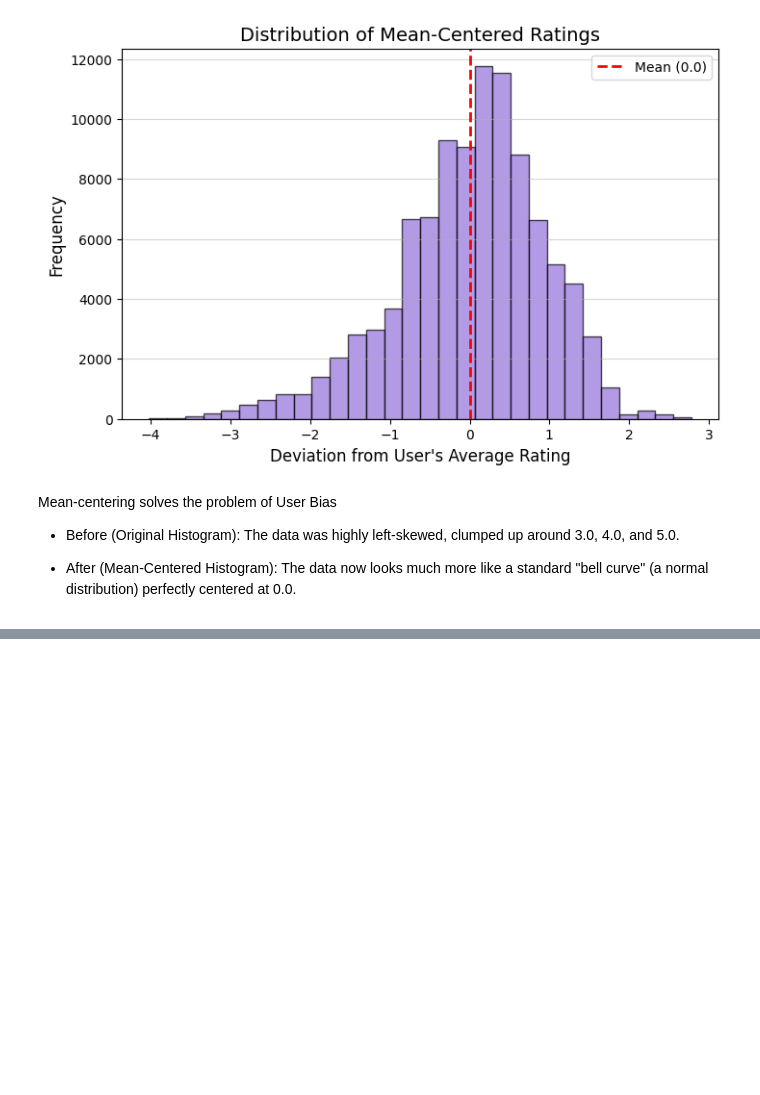
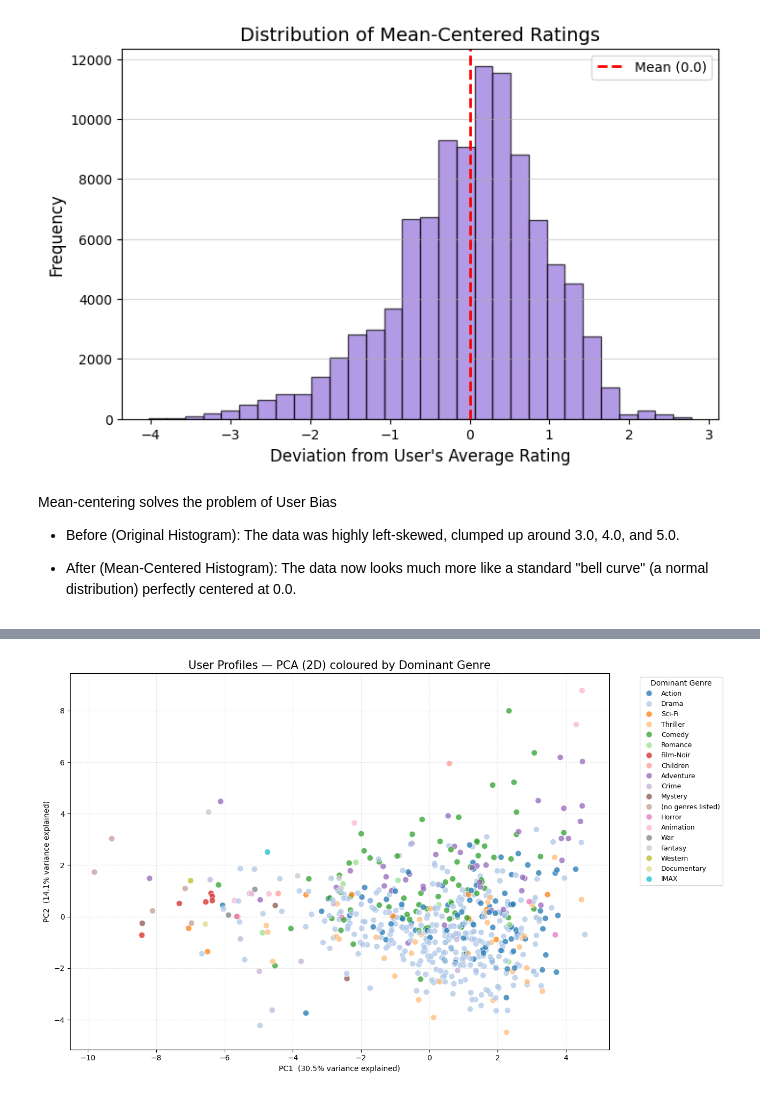
Before and after one commit to shadyalattarr/Data-Mining-Assignments, a Jupyter notebook: Final_lab/final_lab.ipynb, the cells around one changed output, grey strips where cells are left out. Drawn from its saved outputs; the diff is of its cells as text; code cells hidden in the pictures; blank space fills up the shorter version.

```diff
--- a/Final_lab/final_lab.ipynb
+++ b/Final_lab/final_lab.ipynb
@@ -344,0 +399,81 @@ Mean-centering solves the problem of User Bias
+# %%
+
+feature_cols = [c for c in item_profiles.columns if c not in ['movieId', 'title']]
+ip_indexed   = item_profiles.set_index('movieId')[feature_cols]
+
+NEUTRAL = 3.0
+user_profile_rows = {}
+
+for user_id, group in ratings.groupby('userId'):
+    # Keep only movies present in item_profiles
+    valid = group[group['movieId'].isin(ip_indexed.index)]
+    if valid.empty:
+        continue
+
+    weights  = valid['rating'].values - NEUTRAL           # shift: 5→+2, 3→0, 1→-2
+    profiles = ip_indexed.loc[valid['movieId'].values].values   # (n, n_features)
+
+    # Weighted average: Σ(wᵢ · pᵢ) / Σ|wᵢ|
+    # If user rated everything exactly 3 all weights are 0 → fall back to plain mean
+    total_abs = np.sum(np.abs(weights))
+    user_vec  = (np.dot(weights, profiles) / total_abs
+                 if total_abs > 0
+                 else profiles.mean(axis=0))
+
+    user_profile_rows[user_id] = user_vec
+
+user_profiles_df = pd.DataFrame.from_dict(
+    user_profile_rows, orient='index', columns=feature_cols
+)
+user_profiles_df.index.name = 'userId'
+
+print(f"User profiles built for {len(user_profiles_df)} users.")
+print(f"Profile vector length : {user_profiles_df.shape[1]} features")
+print(f"Feature columns       : {feature_cols}\n")
+
+example_users = user_profiles_df.index[:2].tolist()
+
+for uid in example_users:
+    vec     = user_profiles_df.loc[uid]
+    n_rated = int((ratings['userId'] == uid).sum())
+    print(f"{'─'*55}")
+    print(f" User {uid}  |  {n_rated} ratings  |  profile vector:")
+    print(f"{'─'*55}")
+    # Pretty-print: sort by absolute value so the dominant features stand out
+    top = vec.abs().sort_values(ascending=False)
+    for feat in top.index:
+        bar = '█' * int(abs(vec[feat]) * 20)   # mini bar chart
+        sign = '+' if vec[feat] >= 0 else '-'
+        print(f"  {feat:<20s}  {sign}{abs(vec[feat]):.4f}  {bar}")
+    print()
+
+# Identify genre-only columns (exclude numeric stats)
+genre_cols = [c for c in feature_cols if c not in ['avg_rating', 'num_ratings']]
+
+user_profiles_df['top_genre'] = user_profiles_df[genre_cols].idxmax(axis=1)
+
+pca    = PCA(n_components=2, random_state=42)
+
+scaler = StandardScaler()
+coords = pca.fit_transform(
+    scaler.fit_transform(user_profiles_df.drop(columns=['top_genre']))
+)
+
+plot_df             = pd.DataFrame(coords, columns=['PC1', 'PC2'])
+plot_df['Top Genre'] = user_profiles_df['top_genre'].values
+
+plt.figure(figsize=(13, 8))
+sns.scatterplot(
+    data=plot_df, x='PC1', y='PC2',
+    hue='Top Genre', palette='tab20',
+    alpha=0.75, edgecolor='w', s=65
+)
+plt.title('User Profiles — PCA (2D) coloured by Dominant Genre', fontsize=15)
+plt.xlabel(f'PC1  ({pca.explained_variance_ratio_[0]:.1%} variance explained)')
+plt.ylabel(f'PC2  ({pca.explained_variance_ratio_[1]:.1%} variance explained)')
+plt.legend(bbox_to_anchor=(1.05, 1), loc='upper left', title='Dominant Genre',
+           fontsize=9)
+plt.grid(True, linestyle='--', alpha=0.3)
+plt.tight_layout()
+plt.show()
+# %% [output]
@@ -344,0 +497 @@ Mean-centering solves the problem of User Bias
+[figure, added]
```
Also changed, not shown: parts of 8 cells of this notebook.
